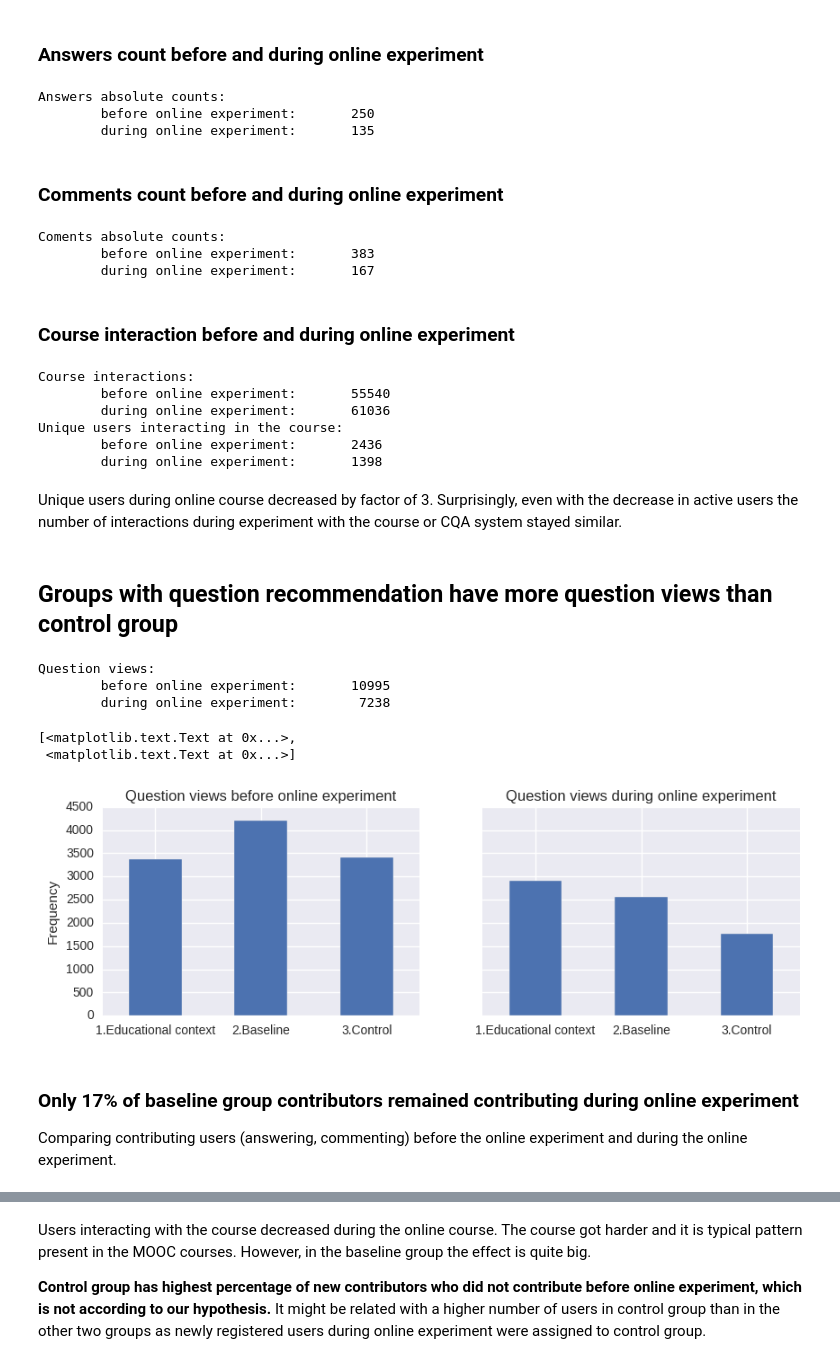
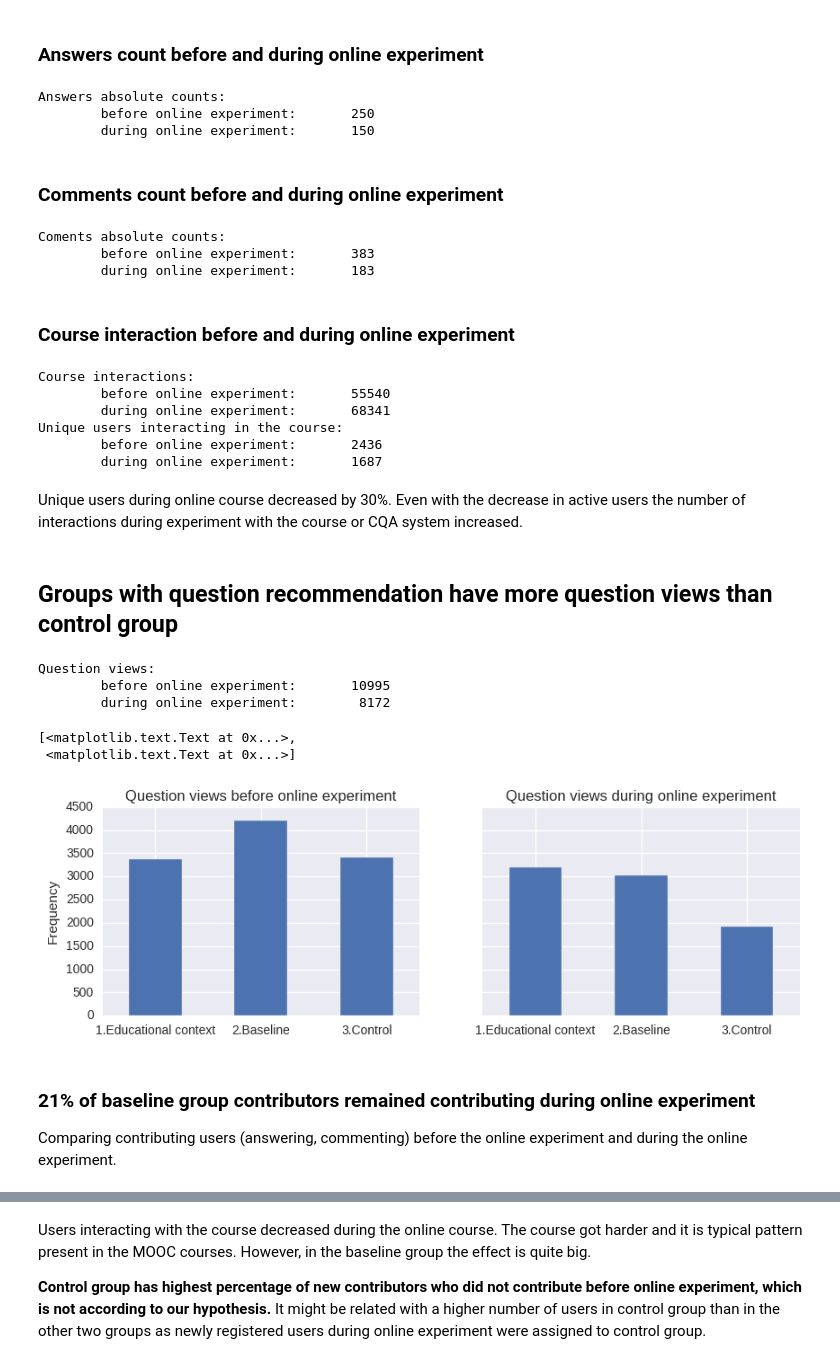
Before and after one commit to dmacjam/dp-analysis-evaluation, a Jupyter notebook: Online Evaluation.ipynb, the cells around one changed output, grey strips where cells are left out. Drawn from its saved outputs; the diff is of its cells as text; code cells hidden in the pictures.

```diff
--- a/Online Evaluation.ipynb
+++ b/Online Evaluation.ipynb
@@ -196,7 +196,7 @@ Note: Deletion of some questions by users might cause the difference between rec
 ### Answers count before and during online experiment
 # %%
 answers_end = psql.read_sql("SELECT a.author_id, ab.ab_group_id FROM answers a JOIN ab_groupings ab ON a.author_id = ab.user_id "+
-                          "JOIN questions q ON q.id=a.question_id WHERE a.created_at >= '2016-11-14' AND a.created_at < '2016-12-20'", connection)
+                          "JOIN questions q ON q.id=a.question_id WHERE a.created_at >= '2016-11-14'", connection)
 answers_start = psql.read_sql("SELECT a.author_id, ab.ab_group_id FROM answers a JOIN ab_groupings ab ON a.author_id = ab.user_id "+
                           "JOIN questions q ON q.id=a.question_id WHERE a.created_at < '2016-11-14'", connection)
 
@@ -206,12 +206,12 @@ print("\tduring online experiment: \t%d" % answers_end.shape[0])
 # %% [output]
 Answers absolute counts:
         before online experiment:       250
-        during online experiment:       135
+        during online experiment:       150
 # %% [markdown]
 ### Comments count before and during online experiment
 # %%
 comments_end = psql.read_sql("SELECT c.author_id, ab.ab_group_id FROM comments c JOIN ab_groupings ab ON c.author_id = ab.user_id "+
-                          "WHERE c.created_at >= '2016-11-14' AND c.created_at < '2016-12-20'", connection)
+                          "WHERE c.created_at >= '2016-11-14'", connection)
 comments_start = psql.read_sql("SELECT c.author_id, ab.ab_group_id FROM comments c JOIN ab_groupings ab ON c.author_id = ab.user_id "+
                           "WHERE c.created_at < '2016-11-14'", connection)
 
@@ -221,12 +221,12 @@ print("\tduring online experiment: \t%d" % comments_end.shape[0])
 # %% [output]
 Coments absolute counts:
         before online experiment:       383
-        during online experiment:       167
+        during online experiment:       183
 # %% [markdown]
 ### Course interaction before and during online experiment
 # %%
 interaction_end = psql.read_sql("SELECT l.lister_id, ab.ab_group_id FROM lists l JOIN ab_groupings ab ON l.lister_id = ab.user_id "+
-                          "WHERE l.created_at >= '2016-11-14' AND l.created_at < '2016-12-20'", connection)
+                          "WHERE l.created_at >= '2016-11-14'", connection)
 interaction_start = psql.read_sql("SELECT l.lister_id, ab.ab_group_id FROM lists l JOIN ab_groupings ab ON l.lister_id = ab.user_id "+
                           "WHERE l.created_at < '2016-11-14'", connection)
 
@@ -240,48 +240,48 @@ print("\tduring online experiment: \t%d" % interaction_end['lister_id'].nunique(
 # %% [output]
 Course interactions:
         before online experiment:       55540
-        during online experiment:       61036
+        during online experiment:       68341
 Unique users interacting in the course:
         before online experiment:       2436
-        during online experiment:       1398
+        during online experiment:       1687
 # %% [markdown]
-Unique users during online course decreased by factor of 3. Surprisingly, even with the decrease in active users the number of interactions during experiment with the course or CQA system stayed similar.
+Unique users during online course decreased by 30%. Even with the decrease in active users the number of interactions during experiment with the course or CQA system increased.
 # %% [markdown]
 ## Groups with question recommendation have more question views than control group
 # %%
 # read questions and filter columns
 views_end = psql.read_sql("SELECT v.viewer_id, ab.ab_group_id, g.value AS ab_group FROM views v JOIN ab_groupings ab ON v.viewer_id = ab.user_id "+
                           "JOIN ab_groups g ON g.id=ab.ab_group_id "+
-                          "WHERE v.created_at >= '2016-11-14' AND v.created_at < '2016-12-20'", connection)
+                          "WHERE v.created_at >= '2016-11-14'", connection)
 views_start = psql.read_sql("SELECT v.viewer_id, ab.ab_group_id, g.value AS ab_group FROM views v JOIN ab_groupings ab ON v.viewer_id = ab.user_id "+
                             "JOIN ab_groups g ON g.id=ab.ab_group_id "+
                             "WHERE v.created_at < '2016-11-14'", connection)
 print("Question views:")
 print("\tbefore online experiment: \t%5.d" % views_start.shape[0])
 print("\tduring online experiment: \t%5.d" % views_end.shape[0])
 
 
 # Histogram views before
 views_by_groups = views_start.groupby('ab_group')["viewer_id"].count()
 
 fig, (ax1, ax2) = plt.subplots(ncols=2, sharey=True, figsize=(10,3))
 views_by_groups.plot(kind="bar", title="Question views before online experiment", ax = ax1, rot=0)
 ax1.set(xlabel='', ylabel='Frequency')
 
 # Histogram views during
 views_by_groups = views_end.groupby('ab_group')["viewer_id"].count()
 
 views_by_groups.plot(kind="bar", title="Question views during online experiment", ax=ax2, rot=0)
 ax2.set(xlabel='', ylabel='Frequency')
 # %% [output]
 Question views:
         before online experiment:       10995
-        during online experiment:        7238
+        during online experiment:        8172
 [<matplotlib.text.Text at 0x...>,
  <matplotlib.text.Text at 0x...>]
-[figure, old version]
+[figure, new version]
 # %% [markdown]
-### Only 17% of baseline group contributors remained contributing during online experiment
+### 21% of baseline group contributors remained contributing during online experiment
 Comparing contributing users (answering, commenting) before the online experiment and during the online experiment.
 # %%
 users_start = psql.read_sql("""
```
Also changed, not shown: parts of 28 cells of this notebook.
